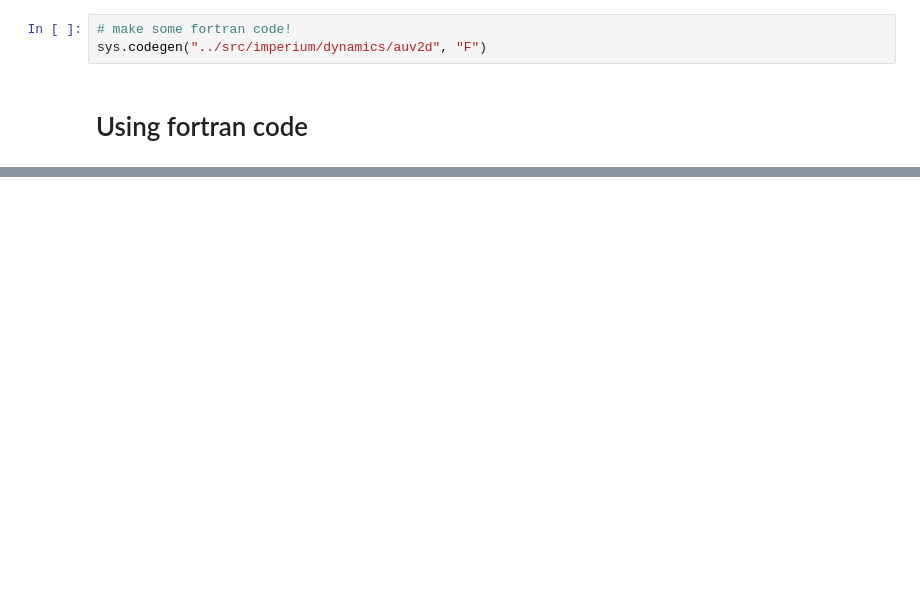
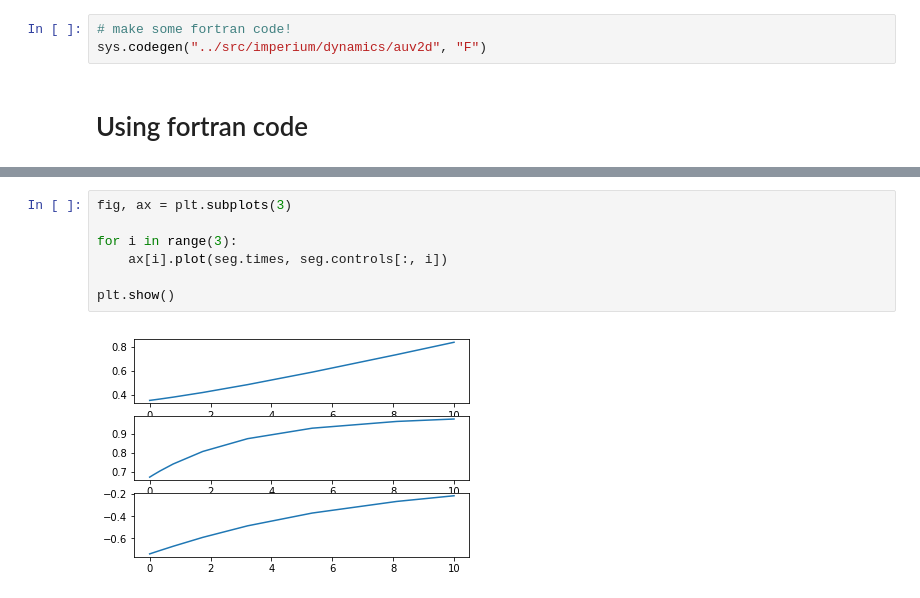
Before and after one commit to cisprague/imperium, a Jupyter notebook: notebooks/auv2d.ipynb, the cells around one changed output, grey strips where cells are left out. Saved outputs shown, nothing was run; the diff lists cells and outputs as text; blank space fills up the shorter version.

Commit message:
Generalised nondimensionalisation, added control recording

```diff
--- a/notebooks/auv2d.ipynb
+++ b/notebooks/auv2d.ipynb
@@ -98 +106,10 @@ seg.propagate(np.random.random(4)*100, [0], True)
+# %%
+fig, ax = plt.subplots(3)
+
+for i in range(3):
+    ax[i].plot(seg.times, seg.controls[:, i])
+
+plt.show()
+# %% [output]
+[figure, added]
 # %%
```
Also changed, not shown: parts of 18 cells of this notebook, 7 other files.
